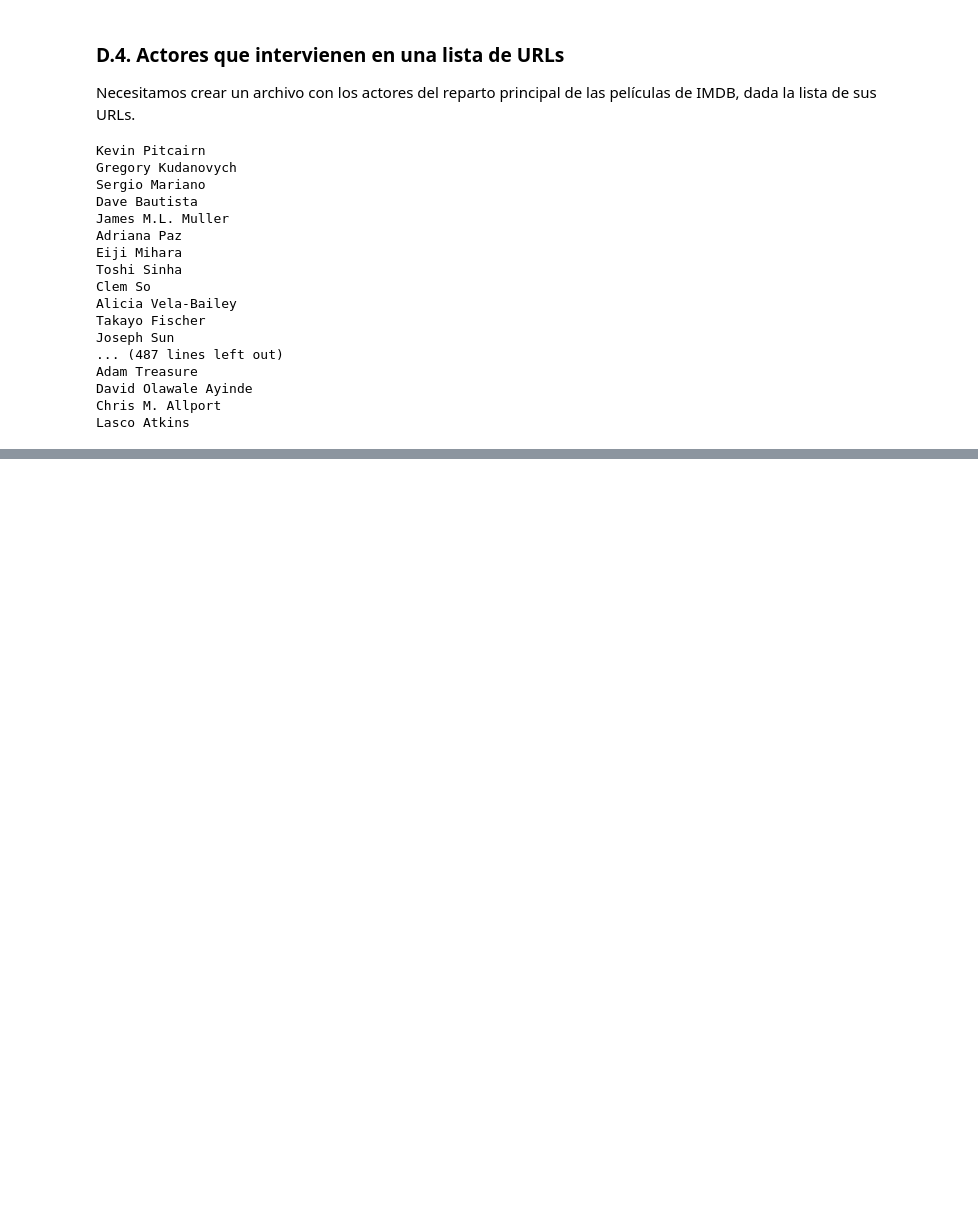
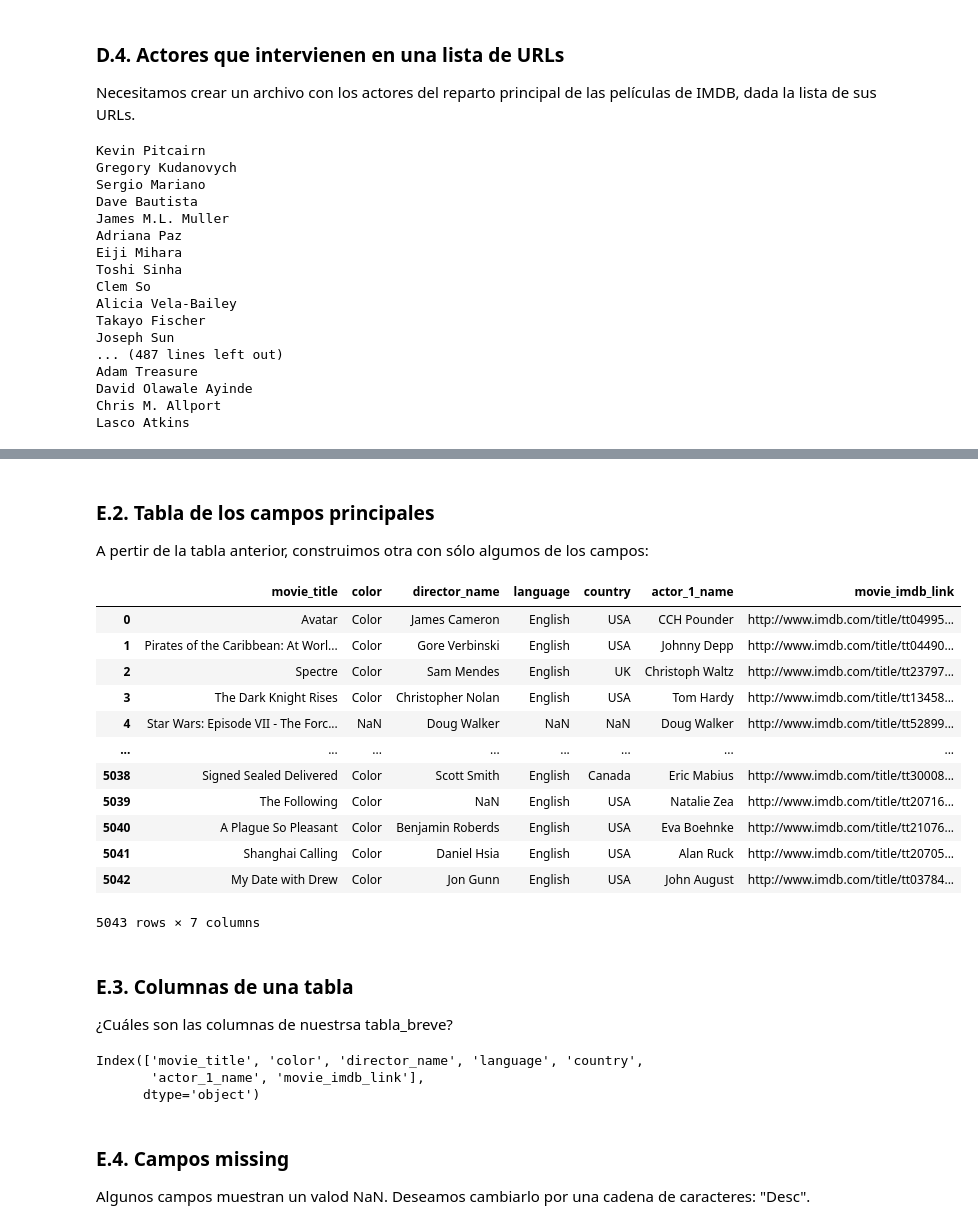
Before and after one commit to PabloPaezSheridan/FilmDataAnalysis, a Jupyter notebook: solution/film_analysis.ipynb, the cells around one changed output, grey strips where cells are left out. Drawn from its saved outputs; the diff is of its cells as text; code cells hidden in the pictures; blank space fills up the shorter version.

```diff
--- a/solution/film_analysis.ipynb
+++ b/solution/film_analysis.ipynb
@@ -609,0 +633,39 @@ AttributeError: 'NoneType' object has no attribute 'find_all'
+# %% [markdown]
+<h3> E.2. Tabla de los campos principales</h3>
+A pertir de la tabla anterior, construimos otra con sólo algumos de los campos:
+# %%
+def fields_selected_dataframe(table : pd.DataFrame) -> pd.DataFrame:
+    return table[['movie_title', 'color', 'director_name', 'language', 'country', 'actor_1_name', 'movie_imdb_link']]
+# %%
+# test de comprobación
+
+tabla_breve = fields_selected_dataframe(tabla_completa)
+
+tabla_breve
+# %% [output]
+|  | movie_title | color | director_name | language | country | actor_1_name | movie_imdb_link |
+| 0 | Avatar | Color | James Cameron | English | USA | CCH Pounder | http://www.imdb.com/title/tt04995... |
+| 1 | Pirates of the Caribbean: At Worl... | Color | Gore Verbinski | English | USA | Johnny Depp | http://www.imdb.com/title/tt04490... |
+| 2 | Spectre | Color | Sam Mendes | English | UK | Christoph Waltz | http://www.imdb.com/title/tt23797... |
+| 3 | The Dark Knight Rises | Color | Christopher Nolan | English | USA | Tom Hardy | http://www.imdb.com/title/tt13458... |
+| 4 | Star Wars: Episode VII - The Forc... | NaN | Doug Walker | NaN | NaN | Doug Walker | http://www.imdb.com/title/tt52899... |
+| ... | ... | ... | ... | ... | ... | ... | ... |
+| 5038 | Signed Sealed Delivered | Color | Scott Smith | English | Canada | Eric Mabius | http://www.imdb.com/title/tt30008... |
+| 5039 | The Following | Color | NaN | English | USA | Natalie Zea | http://www.imdb.com/title/tt20716... |
+| 5040 | A Plague So Pleasant | Color | Benjamin Roberds | English | USA | Eva Boehnke | http://www.imdb.com/title/tt21076... |
+| 5041 | Shanghai Calling | Color | Daniel Hsia | English | USA | Alan Ruck | http://www.imdb.com/title/tt20705... |
+| 5042 | My Date with Drew | Color | Jon Gunn | English | USA | John August | http://www.imdb.com/title/tt03784... |
+5043 rows × 7 columns
+# %% [markdown]
+<h3>E.3. Columnas de una tabla</h3>
+¿Cuáles son las columnas de nuestrsa tabla_breve?
+# %%
+tabla_breve.columns
+# %% [output]
+Index(['movie_title', 'color', 'director_name', 'language', 'country',
+       'actor_1_name', 'movie_imdb_link'],
+      dtype='object')
+# %% [markdown]
+<h3> E.4. Campos missing</h3>
+Algunos campos muestran un valod NaN. Deseamos cambiarlo por una cadena de
+caracteres: "Desc".
```
Also changed, not shown: parts of 16 cells of this notebook.
